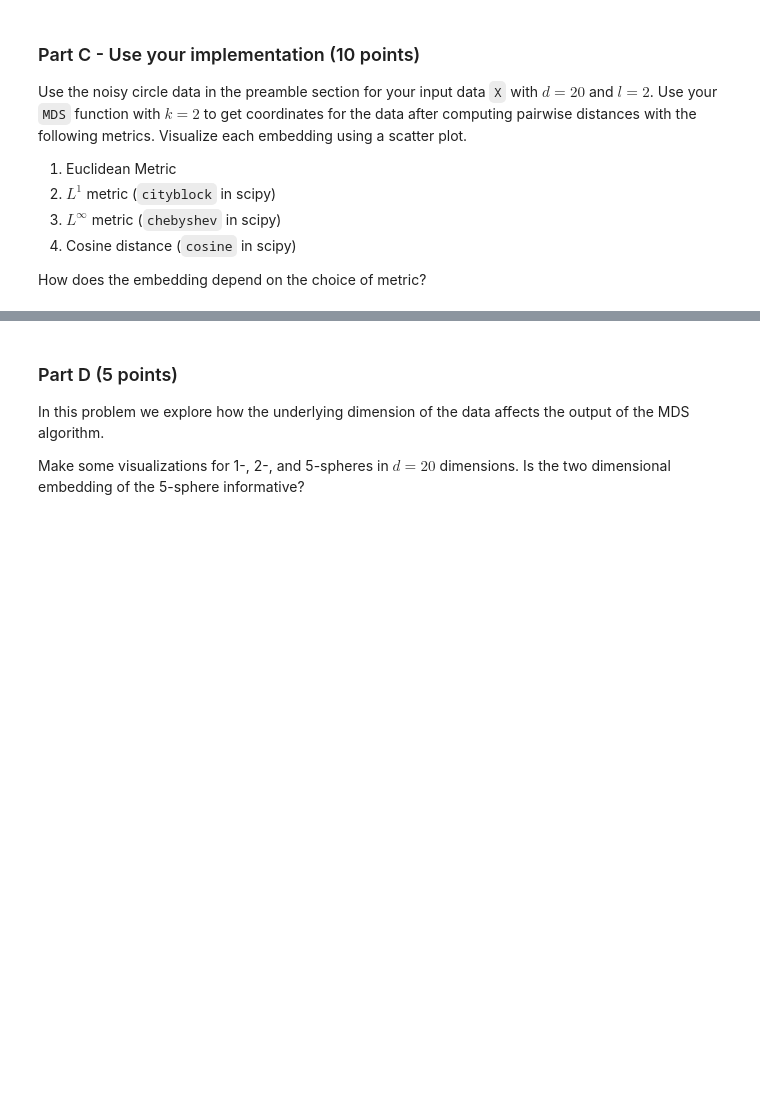
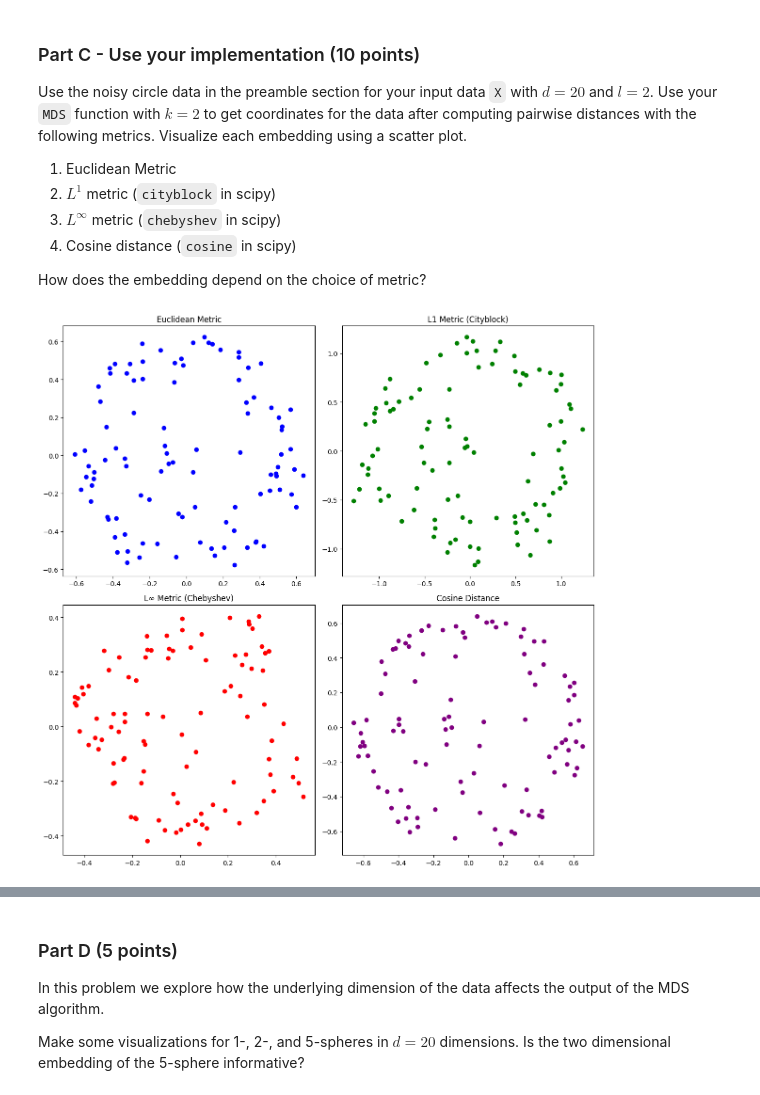
Before and after one commit to yul18025/hw6, a Jupyter notebook: answers.ipynb, the cells around one changed output, grey strips where cells are left out. Saved outputs shown, nothing was run; the diff lists cells and outputs as text; code cells hidden in the pictures; blank space fills up the shorter version.

```diff
--- a/answers.ipynb
+++ b/answers.ipynb
@@ -124,0 +182,79 @@ How does the embedding depend on the choice of metric?
+# %%
+## Your code here
+from scipy.spatial.distance import pdist, squareform
+from scipy.spatial.distance import cityblock, chebyshev, cosine
+
+# Define the MDS function
+def center_matrix(D):
+    n = D.shape[0]
+    row_means = np.mean(D, axis=1, keepdims=True)
+    col_means = np.mean(D, axis=0, keepdims=True)
+    total_mean = np.mean(D)
+    centered_D = D - row_means - col_means + total_mean
+    return -0.5 * centered_D
+
+def MDS(D, k=2):
+    B = center_matrix(D)
+    eigenvalues, eigenvectors = np.linalg.eigh(B)
+    sorted_indices = np.argsort(eigenvalues)[::-1]
+    eigenvalues = eigenvalues[sorted_indices]
+    eigenvectors = eigenvectors[:, sorted_indices]
+    Lambda_k = np.diag(np.sqrt(eigenvalues[:k]))
+    V_k = eigenvectors[:, :k]
+    Z = V_k @ Lambda_k
+    return Z
+
+# Generate noisy circle data
+def sample_noisy_sphere(n, **kw):
+    r = kw.get('r', 1.0)
+    l = kw.get('l', 1)
+    sigma = kw.get('sigma', 0.1)
+    d = kw.get('d', l+1)
+
+    X = np.random.randn(n, l+1)
+    X = r * X / np.linalg.norm(X, axis=1).reshape(n, -1)  # project onto sphere
+
+    Q, R = np.linalg.qr(np.random.randn(d, l+1))
+    X = X @ Q.T  # apply random rotation
+
+    return X + sigma * np.random.randn(n, d)
+
+# Sample data
+n = 100  # number of points
+X = sample_noisy_sphere(n, l=2, d=20)
+
+# Compute pairwise distances for different metrics
+D_euclidean = squareform(pdist(X, metric='euclidean'))
+D_cityblock = squareform(pdist(X, metric='cityblock'))
+D_chebyshev = squareform(pdist(X, metric='chebyshev'))
+D_cosine = squareform(pdist(X, metric='cosine'))
+
+# Apply MDS for each distance matrix
+embedding_euclidean = MDS(D_euclidean, k=2)
+embedding_cityblock = MDS(D_cityblock, k=2)
+embedding_chebyshev = MDS(D_chebyshev, k=2)
+embedding_cosine = MDS(D_cosine, k=2)
+
+# Plotting
+fig, axes = plt.subplots(2, 2, figsize=(12, 12))
+
+# Euclidean
+axes[0, 0].scatter(embedding_euclidean[:, 0], embedding_euclidean[:, 1], c='blue')
+axes[0, 0].set_title('Euclidean Metric')
+
+# Cityblock
+axes[0, 1].scatter(embedding_cityblock[:, 0], embedding_cityblock[:, 1], c='green')
+axes[0, 1].set_title('L1 Metric (Cityblock)')
+
+# Chebyshev
+axes[1, 0].scatter(embedding_chebyshev[:, 0], embedding_chebyshev[:, 1], c='red')
+axes[1, 0].set_title('L∞ Metric (Chebyshev)')
+
+# Cosine
+axes[1, 1].scatter(embedding_cosine[:, 0], embedding_cosine[:, 1], c='purple')
+axes[1, 1].set_title('Cosine Distance')
+
+plt.tight_layout()
+plt.show()
+# %% [output]
+[figure, added]
```
Also changed, not shown: parts of 9 cells of this notebook.
